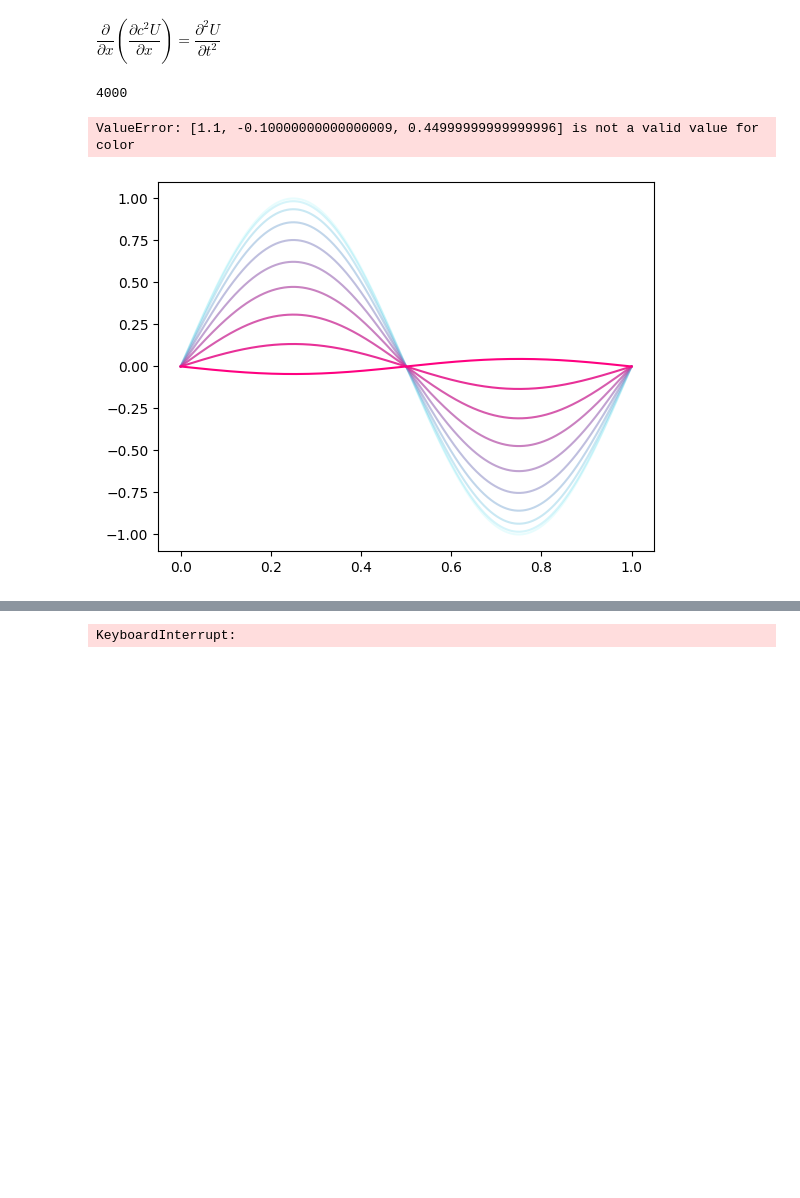
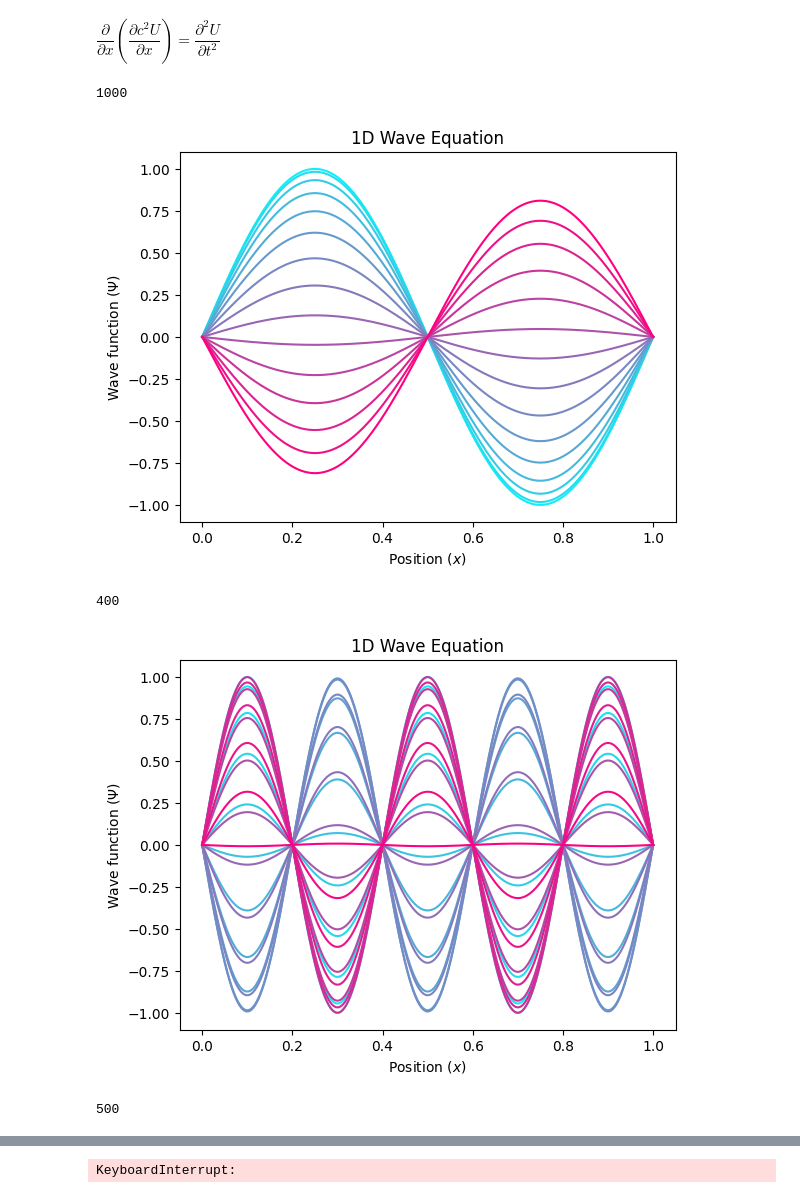
Before and after one commit to koenweverink/ScientificComputing, a Jupyter notebook: Set1.ipynb, the cells around one changed output, grey strips where cells are left out. Saved outputs shown, nothing was run; the diff lists cells and outputs as text; code cells hidden in the pictures; blank space fills up the shorter version.

Commit message:
push plots

```diff
--- a/Set1.ipynb
+++ b/Set1.ipynb
@@ -66,25 +66,38 @@ def timestepping(xs):
 # %%
 xs = np.linspace(0, L, N+1)  # Position array
 psis = timestepping(xs)
 
+count = 0
 for psi in psis:
-    # for T in np.arange(0, 6001, 1000):
+
+    print(len(psi_new))
+    if count == 0:
+        T = 0.4
+        num_iter = 15
+    elif count == 1:
+        T = 0.5
+        num_iter = 25
+    else:
+        T = 1
+        num_iter = 35
+
     _, psi_new = vibrating_string(L, N, c, dt, T, psi)
 
-    # Plot the final state
-    print(len(psi_new))
     gradient = 1
-    for i in np.linspace(0, len(psi_new)-1, 15, dtype = int):
+    for i in np.linspace(0, len(psi_new)-1, num_iter, dtype = int):
+        plt.plot(xs, psi_new[i], label=f'State at ($\Psi(x, {np.round(i*dt, 2)})$)', color = [((1/num_iter)*gradient), 1-((1/num_iter)*gradient), 1-((0.5/num_iter)*gradient)])
+        gradient += 1
 
-        plt.plot(xs, psi_new[i], label=f'State at ($\Psi(x, {np.round(i*dt, 2)})$)', alpha=0.1*gradient, color = [(0.1*gradient), 1-(0.1*gradient), 1-0.05*gradient])
-        gradient += 1
     count += 1
+
     plt.xlabel('Position ($x$)')
     plt.ylabel('Wave function ($\Psi$)')
     plt.title('1D Wave Equation')
-    plt.legend(fontsize = 8)
+    # plt.legend(fontsize = 8)
     plt.show()
 # %% [output]
-4000
+1000
+[figure, new version]
-ValueError: [1.1, -0.10000000000000009, 0.44999999999999996] is not a valid value for color
+400
-[figure, old version]
+[figure, added]
+500
```
Also changed, not shown: parts of 2 cells of this notebook, 5 other files.
